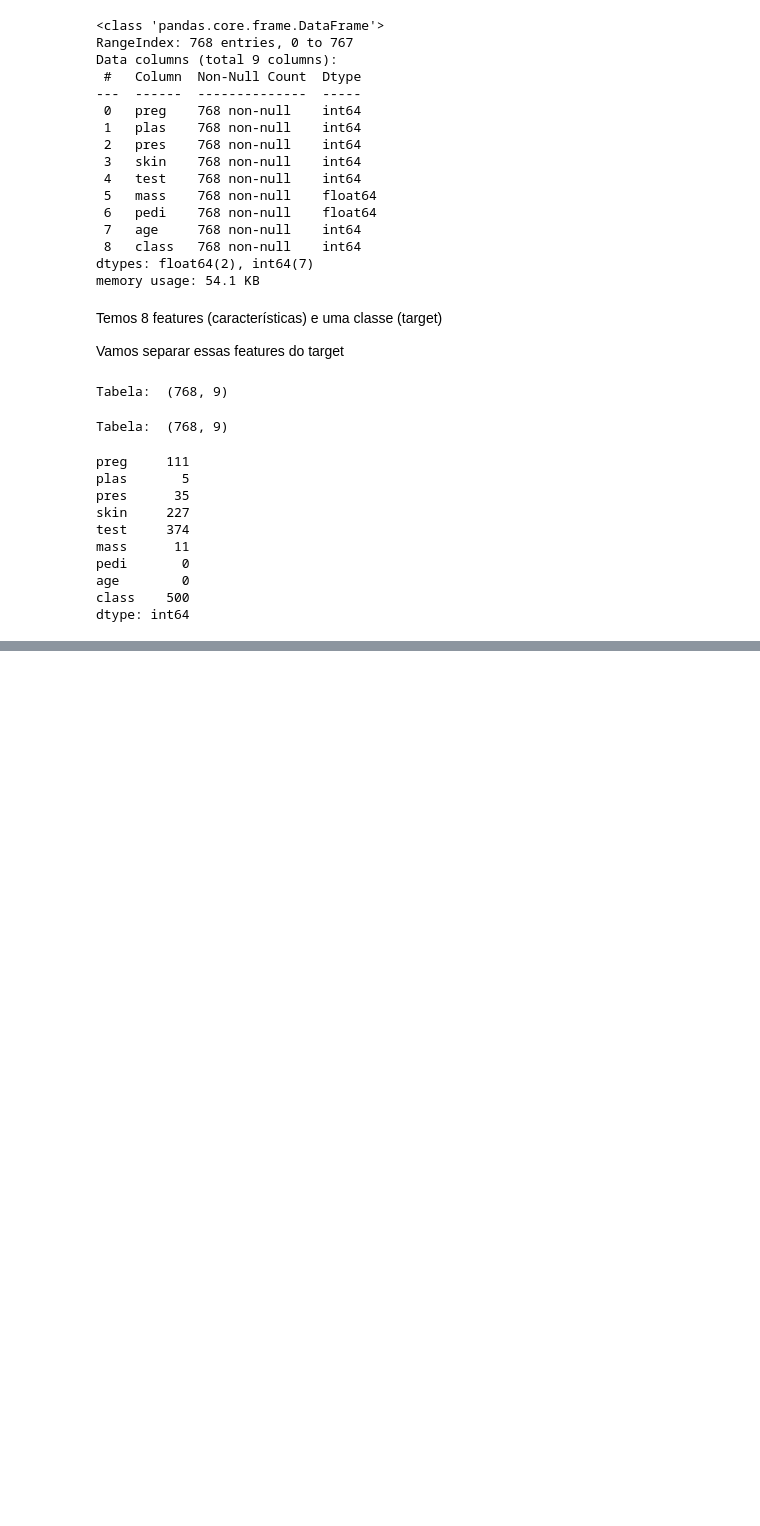
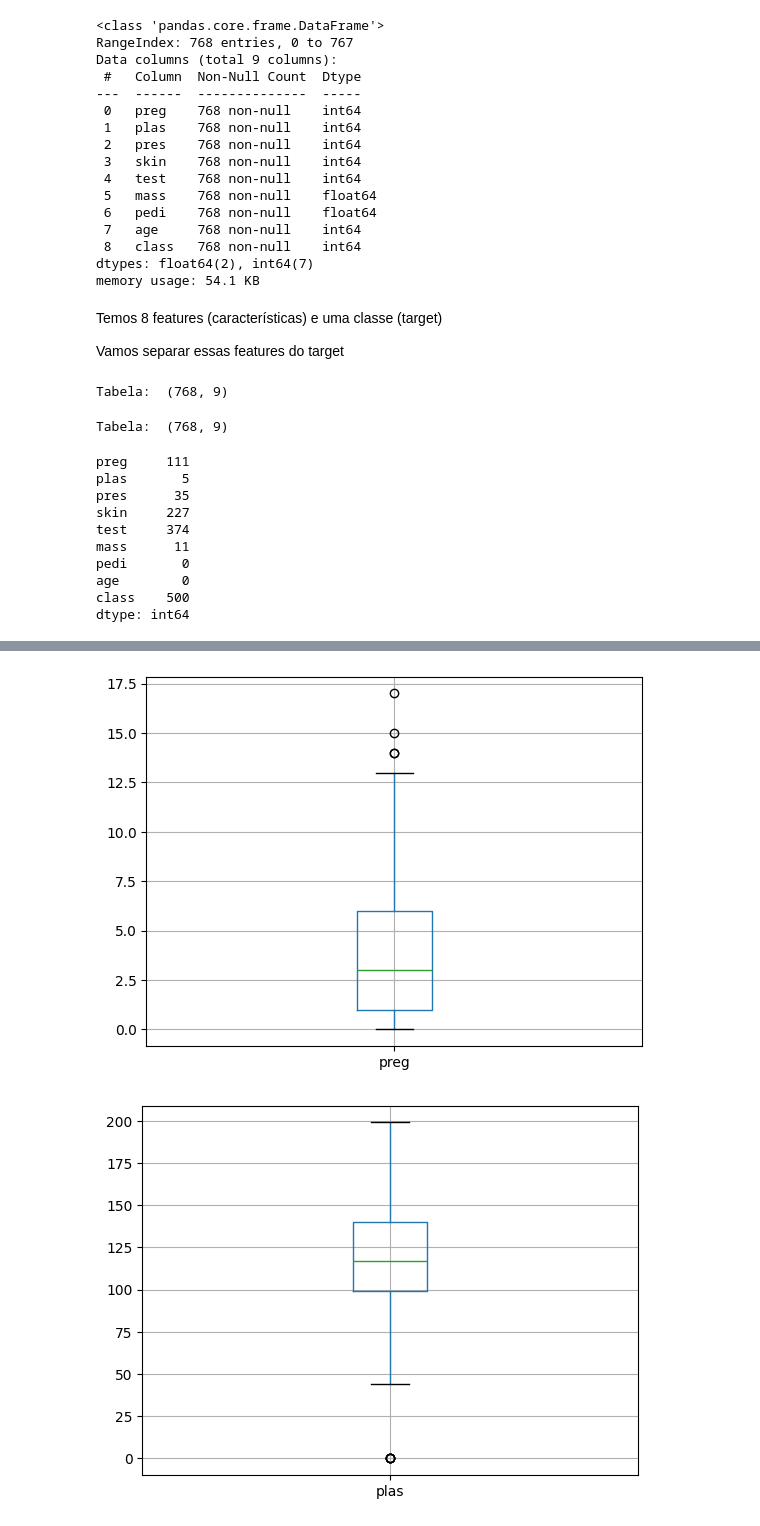
Before and after one commit to abilioepalanga/Predicting-Diabetes, a Jupyter notebook: exploration.ipynb, the cells around one changed output, grey strips where cells are left out. Cells and saved outputs as stored; diff of their text form; code cells hidden in the pictures; blank space fills up the shorter version.

Commit message:
Ver os possiveis outliers

```diff
--- a/exploration.ipynb
+++ b/exploration.ipynb
@@ -94,3 +94,15 @@ pedi       0
 age        0
 class    500
 dtype: int64
+# %%
+# Encontra e imprime os outliers
+for col in df.columns:
+    if col != 'class':
+        q1 = df[col].quantile(0.25)
+        q3 = df[col].quantile(0.75)
+        iqr = q3 - q1
+        lower_bound  = q1 - (1.5 * iqr)
+        upper_bound = q3 + (1.5 * iqr)
+        print('Outliers de', col)
+        print(df.loc[(df[col] < lower_bound) | (df[col] > upper_bound)][col])
+        print('\n')
@@ -96,0 +127,11 @@ dtype: int64
+# %%
+#Visualizar graficamente os outliers
+import matplotlib.pyplot as plt
+
+for col in df.columns:
+    if col != 'class':
+        df.boxplot(column=col)
+        plt.show()
+# %% [output]
+[figure, added]
+[figure, added]
```
Also changed, not shown: parts of 2 cells of this notebook.
